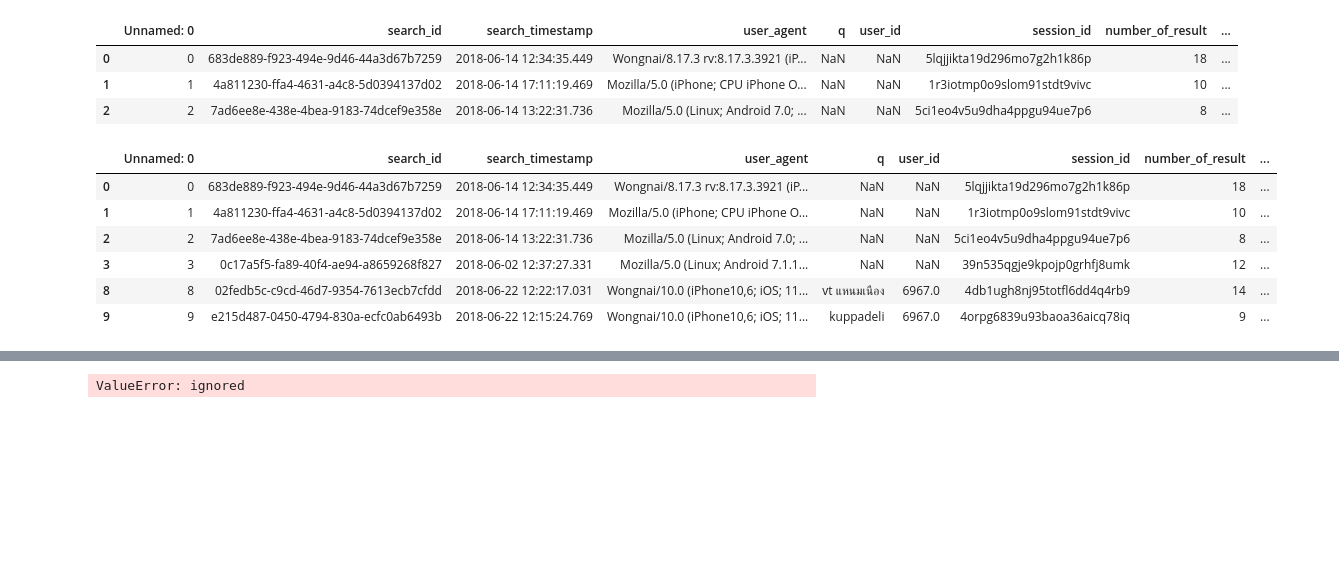
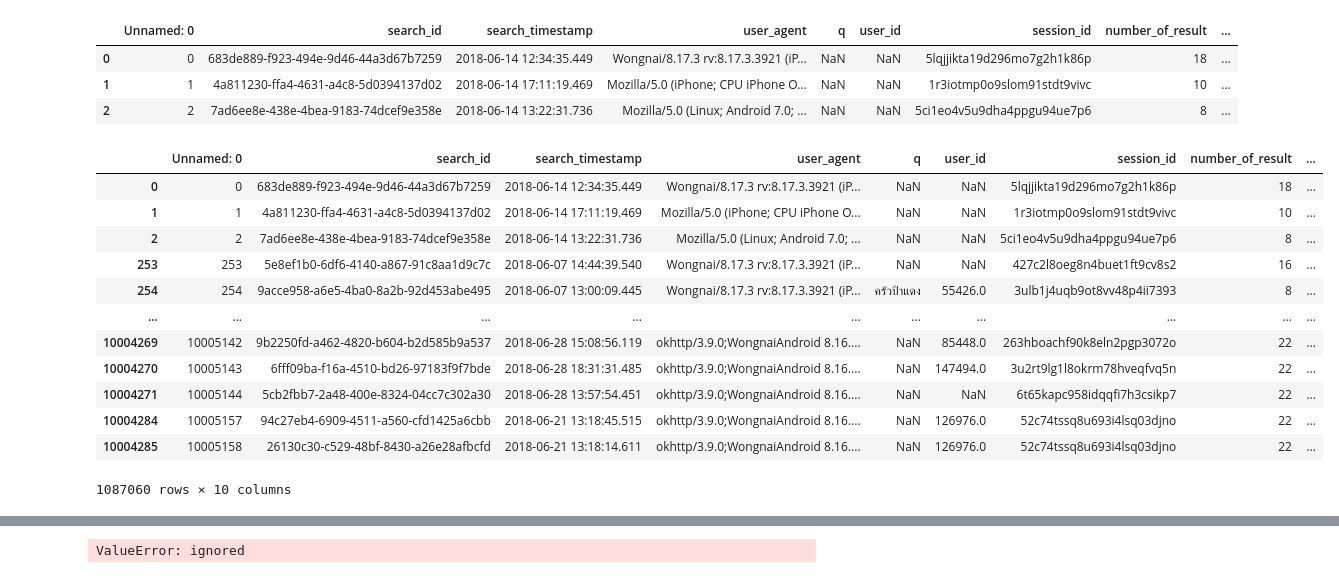
Before and after one commit to Suchirapon/data_viz, a Jupyter notebook: Quiz5(2).ipynb, the cells around one changed output, grey strips where cells are left out. Drawn from its saved outputs; the diff is of its cells as text; code cells hidden in the pictures; blank space fills up the shorter version.

```diff
--- a/Quiz5(2).ipynb
+++ b/Quiz5(2).ipynb
@@ -103,13 +101,22 @@ top_table[top_table['search_timestamp_v2'].dt.dayofweek == 3]
 | 2 | 2 | 7ad6ee8e-438e-4bea-9183-74dcef9e358e | 2018-06-14 13:22:31.736 | Mozilla/5.0 (Linux; Android 7.0; ... | NaN | NaN | 5ci1eo4v5u9dha4ppgu94ue7p6 | 8 | ... |
 # %%
 from datetime import datetime,time
-# %%
-top_table[top_table['search_timestamp_v2'].dt.time > time(hour=12)]
-# %% [output]
-|  | Unnamed: 0 | search_id | search_timestamp | user_agent | q | user_id | session_id | number_of_result | ... |
-| 0 | 0 | 683de889-f923-494e-9d46-44a3d67b7259 | 2018-06-14 12:34:35.449 | Wongnai/8.17.3 rv:8.17.3.3921 (iP... | NaN | NaN | 5lqjjikta19d296mo7g2h1k86p | 18 | ... |
-| 1 | 1 | 4a811230-ffa4-4631-a4c8-5d0394137d02 | 2018-06-14 17:11:19.469 | Mozilla/5.0 (iPhone; CPU iPhone O... | NaN | NaN | 1r3iotmp0o9slom91stdt9vivc | 10 | ... |
-| 2 | 2 | 7ad6ee8e-438e-4bea-9183-74dcef9e358e | 2018-06-14 13:22:31.736 | Mozilla/5.0 (Linux; Android 7.0; ... | NaN | NaN | 5ci1eo4v5u9dha4ppgu94ue7p6 | 8 | ... |
-| 3 | 3 | 0c17a5f5-fa89-40f4-ae94-a8659268f827 | 2018-06-02 12:37:27.331 | Mozilla/5.0 (Linux; Android 7.1.1... | NaN | NaN | 39n535qgje9kpojp0grhfj8umk | 12 | ... |
-| 8 | 8 | 02fedb5c-c9cd-46d7-9354-7613ecb7cfdd | 2018-06-22 12:22:17.031 | Wongnai/10.0 (iPhone10,6; iOS; 11... | vt แหนมเนือง | 6967.0 | 4db1ugh8nj95totfl6dd4q4rb9 | 14 | ... |
-| 9 | 9 | e215d487-0450-4794-830a-ecfc0ab6493b | 2018-06-22 12:15:24.769 | Wongnai/10.0 (iPhone10,6; iOS; 11... | kuppadeli | 6967.0 | 4orpg6839u93baoa36aicq78iq | 9 | ... |
+# %%
+data['search_timestamp']  = pd.to_datetime(data['search_timestamp'],format='%Y-%m-%d %H:%M:%S',errors='coerce')
+#ทำการเปลี่ยนให้เป็น timestamp
+# %%
+data[data['search_timestamp'].dt.dayofweek == 3] # ดีงข้อมูลเฉพาะที่เป็น วันพฤหัส
+# %% [output]
+|  | Unnamed: 0 | search_id | search_timestamp | user_agent | q | user_id | session_id | number_of_result | ... |
+| 0 | 0 | 683de889-f923-494e-9d46-44a3d67b7259 | 2018-06-14 12:34:35.449 | Wongnai/8.17.3 rv:8.17.3.3921 (iP... | NaN | NaN | 5lqjjikta19d296mo7g2h1k86p | 18 | ... |
+| 1 | 1 | 4a811230-ffa4-4631-a4c8-5d0394137d02 | 2018-06-14 17:11:19.469 | Mozilla/5.0 (iPhone; CPU iPhone O... | NaN | NaN | 1r3iotmp0o9slom91stdt9vivc | 10 | ... |
+| 2 | 2 | 7ad6ee8e-438e-4bea-9183-74dcef9e358e | 2018-06-14 13:22:31.736 | Mozilla/5.0 (Linux; Android 7.0; ... | NaN | NaN | 5ci1eo4v5u9dha4ppgu94ue7p6 | 8 | ... |
+| 253 | 253 | 5e8ef1b0-6df6-4140-a867-91c8aa1d9c7c | 2018-06-07 14:44:39.540 | Wongnai/8.17.3 rv:8.17.3.3921 (iP... | NaN | NaN | 427c2l8oeg8n4buet1ft9cv8s2 | 16 | ... |
+| 254 | 254 | 9acce958-a6e5-4ba0-8a2b-92d453abe495 | 2018-06-07 13:00:09.445 | Wongnai/8.17.3 rv:8.17.3.3921 (iP... | ครัวป้าแดง | 55426.0 | 3ulb1j4uqb9ot8vv48p4ii7393 | 8 | ... |
+| ... | ... | ... | ... | ... | ... | ... | ... | ... | ... |
+| 10004269 | 10005142 | 9b2250fd-a462-4820-b604-b2d585b9a537 | 2018-06-28 15:08:56.119 | okhttp/3.9.0;WongnaiAndroid 8.16.... | NaN | 85448.0 | 263hboachf90k8eln2pgp3072o | 22 | ... |
+| 10004270 | 10005143 | 6fff09ba-f16a-4510-bd26-97183f9f7bde | 2018-06-28 18:31:31.485 | okhttp/3.9.0;WongnaiAndroid 8.16.... | NaN | 147494.0 | 3u2rt9lg1l8okrm78hveqfvq5n | 22 | ... |
+| 10004271 | 10005144 | 5cb2fbb7-2a48-400e-8324-04cc7c302a30 | 2018-06-28 13:57:54.451 | okhttp/3.9.0;WongnaiAndroid 8.16.... | NaN | NaN | 6t65kapc958idqqfi7h3csikp7 | 22 | ... |
+| 10004284 | 10005157 | 94c27eb4-6909-4511-a560-cfd1425a6cbb | 2018-06-21 13:18:45.515 | okhttp/3.9.0;WongnaiAndroid 8.16.... | NaN | 126976.0 | 52c74tssq8u693i4lsq03djno | 22 | ... |
+| 10004285 | 10005158 | 26130c30-c529-48bf-8430-a26e28afbcfd | 2018-06-21 13:18:14.611 | okhttp/3.9.0;WongnaiAndroid 8.16.... | NaN | 126976.0 | 52c74tssq8u693i4lsq03djno | 22 | ... |
+1087060 rows × 10 columns
```
Also changed, not shown: parts of 16 cells of this notebook.
